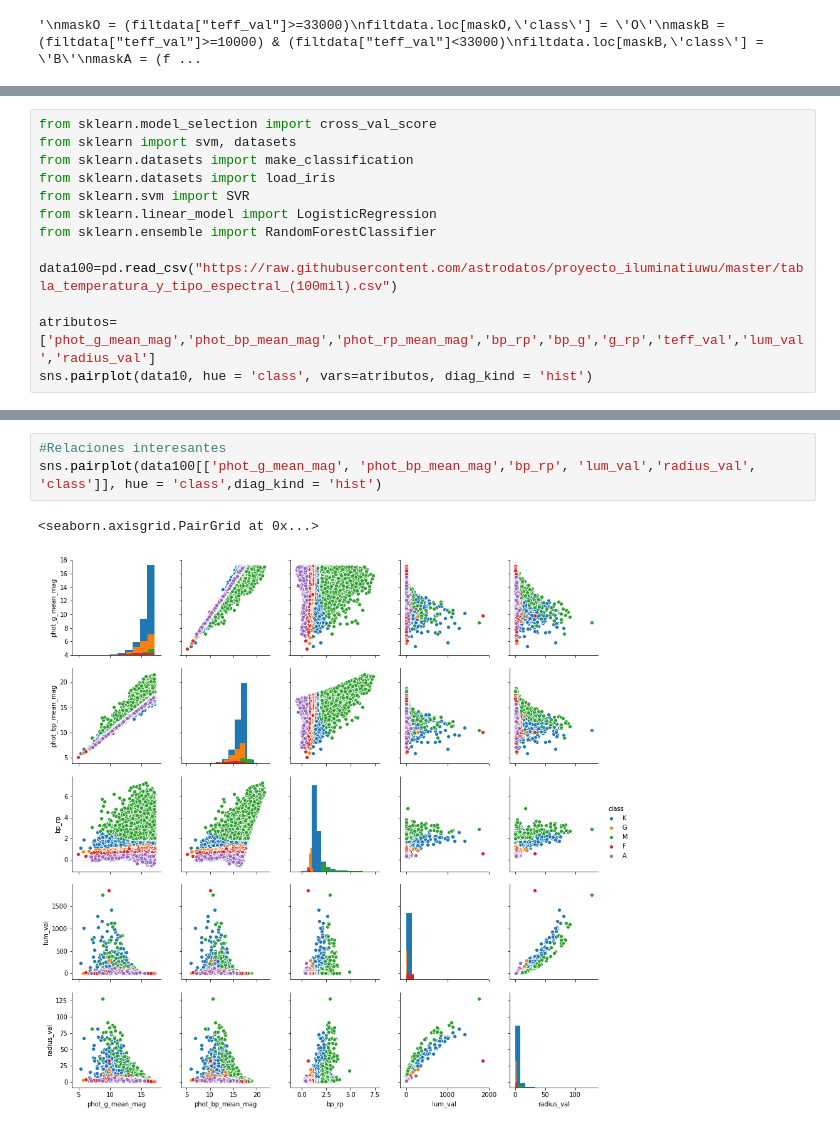
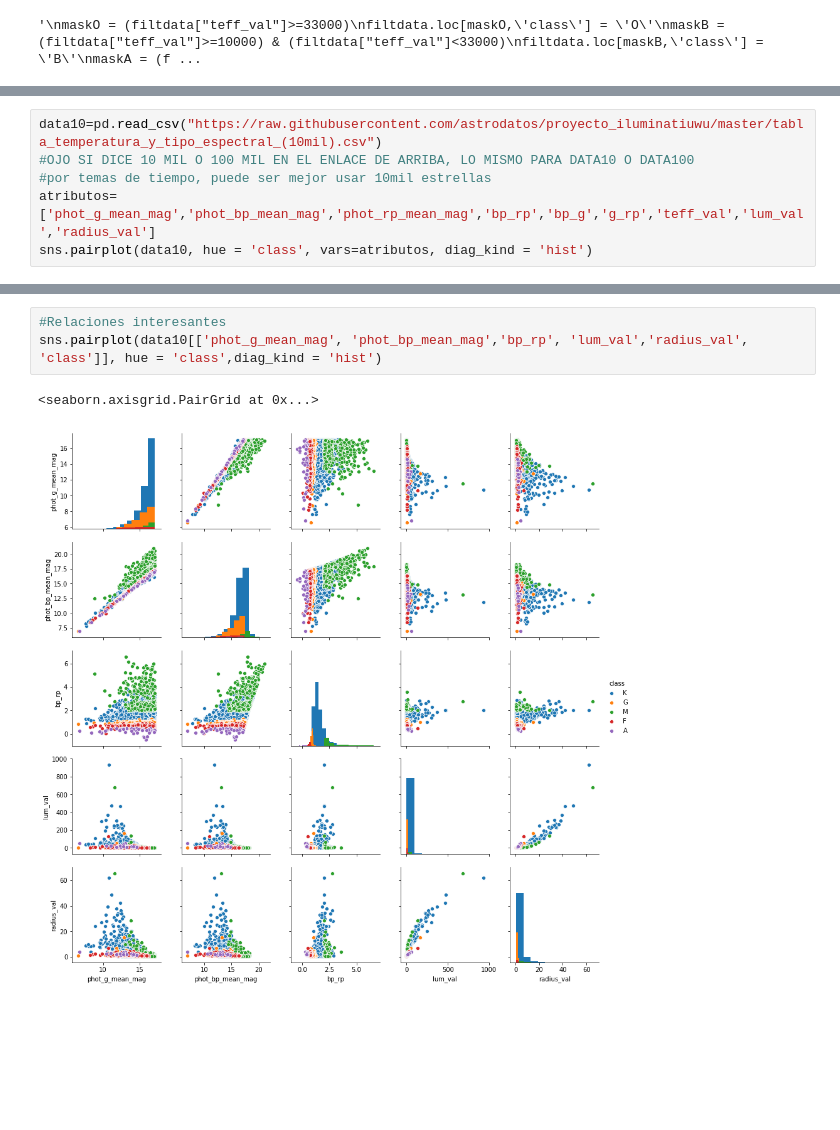
Before and after one commit to astrodatos/proyecto_iluminatiuwu, a Jupyter notebook: Algoritmo_(beta).ipynb, the cells around one changed output, grey strips where cells are left out. Saved outputs shown, nothing was run; the diff lists cells and outputs as text; blank space fills up the shorter version.

```diff
--- a/Algoritmo_(beta).ipynb
+++ b/Algoritmo_(beta).ipynb
@@ -93,14 +91,7 @@ jobpd.to_csv("tabla_1millon.csv")
 # %%
-from sklearn.model_selection import cross_val_score
-from sklearn import svm, datasets
-from sklearn.datasets import make_classification
-from sklearn.datasets import load_iris
-from sklearn.svm import SVR
-from sklearn.linear_model import LogisticRegression
-from sklearn.ensemble import RandomForestClassifier
-
-data100=pd.read_csv("https://raw.githubusercontent.com/astrodatos/proyecto_iluminatiuwu/master/tabla_temperatura_y_tipo_espectral_(100mil).csv")
-
+data10=pd.read_csv("https://raw.githubusercontent.com/astrodatos/proyecto_iluminatiuwu/master/tabla_temperatura_y_tipo_espectral_(10mil).csv")
+#OJO SI DICE 10 MIL O 100 MIL EN EL ENLACE DE ARRIBA, LO MISMO PARA DATA10 O DATA100
+#por temas de tiempo, puede ser mejor usar 10mil estrellas
 atributos=['phot_g_mean_mag','phot_bp_mean_mag','phot_rp_mean_mag','bp_rp','bp_g','g_rp','teff_val','lum_val','radius_val']
 sns.pairplot(data10, hue = 'class', vars=atributos, diag_kind = 'hist')
 # %% [output]
@@ -109,9 +100,9 @@ sns.pairplot(data10, hue = 'class', vars=atributos, diag_kind = 'hist')
 # %%
 #Relaciones interesantes
-sns.pairplot(data100[['phot_g_mean_mag', 'phot_bp_mean_mag','bp_rp', 'lum_val','radius_val', 'class']], hue = 'class',diag_kind = 'hist')
+sns.pairplot(data10[['phot_g_mean_mag', 'phot_bp_mean_mag','bp_rp', 'lum_val','radius_val', 'class']], hue = 'class',diag_kind = 'hist')
 # %% [output]
 <seaborn.axisgrid.PairGrid at 0x...>
-[figure, old version]
+[figure, new version]
 # %%
 #clases = data10['class'].unique()
 #mapa = {}
```
Also changed, not shown: parts of 6 cells of this notebook.
